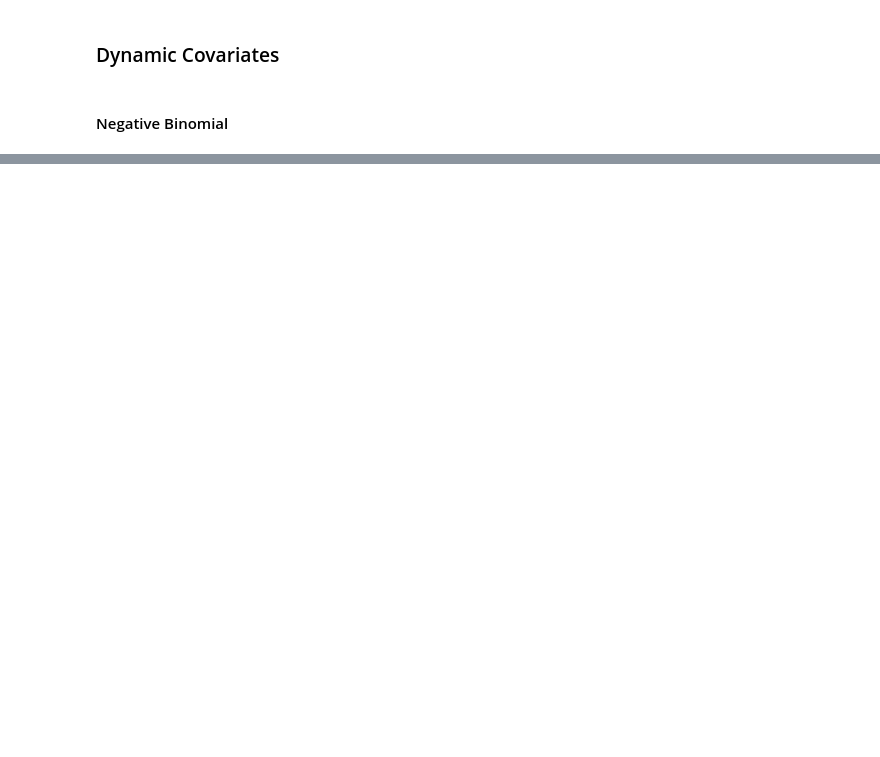
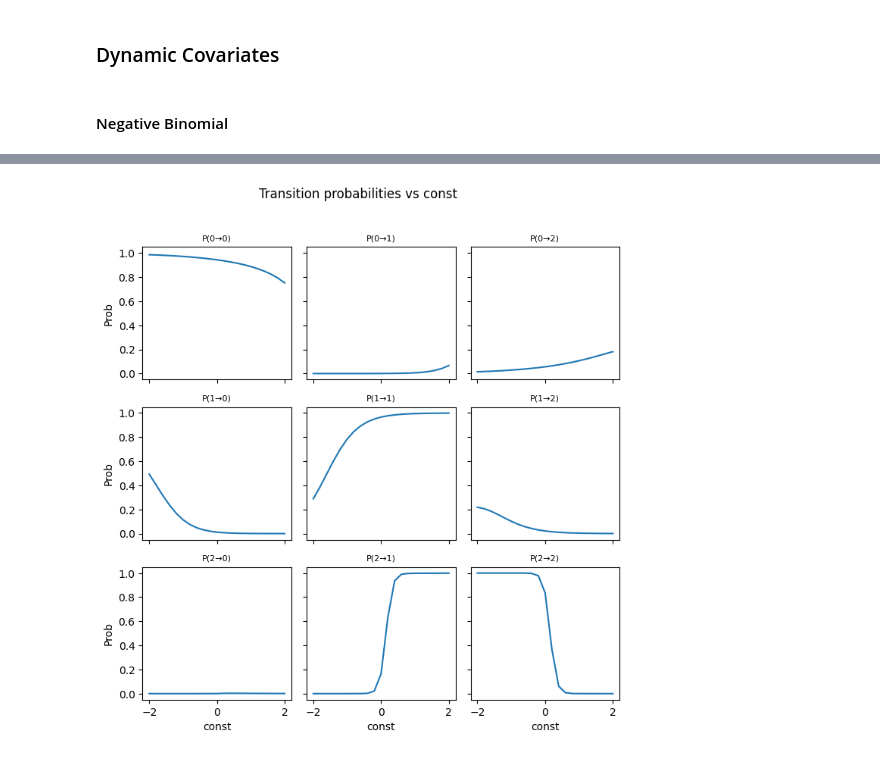
Before and after one commit to erikdeluca/Blood-Donors, a Jupyter notebook: Python/Pyro.ipynb, the cells around one changed output, grey strips where cells are left out. Saved outputs shown, nothing was run; the diff lists cells and outputs as text; code cells hidden in the pictures; blank space fills up the shorter version.

```diff
--- a/Python/Pyro.ipynb
+++ b/Python/Pyro.ipynb
@@ -1241,0 +1498,93 @@ for nome in covariate_names:
+# %%
+import numpy as np
+import matplotlib.pyplot as plt
+
+def plot_transition_grid(var_name, covariate_names,
+                         trans_b, trans_W, full_covariates,
+                         grid_vals=None):
+    """
+    Draws K×K small multiples of transition probabilities versus a covariate.
+
+    • If the covariate has ≤2 distinct values -> bar plot (one bar per value).
+    • Otherwise -> line plot on grid_vals (default linspace(-2, 2, 21)).
+    """
+    K   = trans_b.shape[0]
+    idx = covariate_names.index(var_name)
+
+    # ------------------------------------------------------------------
+    # Choose values at which to evaluate the covariate
+    # ------------------------------------------------------------------
+    if grid_vals is None:
+        unique_vals = np.unique(full_covariates[..., idx])
+
+        # Treat as categorical when two or fewer distinct values exist
+        if len(unique_vals) <= 2:
+            grid_vals = unique_vals.astype(float)
+            plot_mode = "bar"
+        else:
+            grid_vals = np.linspace(-2, 2, 21)
+            plot_mode = "line"
+    else:
+        plot_mode = "line"
+
+    # ------------------------------------------------------------------
+    # Build transition matrices for each value in grid_vals
+    # ------------------------------------------------------------------
+    covs_mean = full_covariates.mean(axis=(0, 1))      # Shape [C]
+    matrices  = []                                     # Will become (G, K, K)
+
+    for v in grid_vals:
+        x = covs_mean.copy()
+        x[idx] = v
+        P = []
+        for prev in range(K):
+            logits = trans_b[prev] + trans_W[prev] @ x
+            probs  = np.exp(logits) / np.exp(logits).sum()
+            P.append(probs)
+        matrices.append(np.vstack(P))
+
+    matrices = np.stack(matrices)  # Shape (G, K, K)
+
+    # ------------------------------------------------------------------
+    # Plotting
+    # ------------------------------------------------------------------
+    fig, axes = plt.subplots(K, K, figsize=(K*2.4, K*2.4),
+                             sharex=True, sharey=True)
+
+    for i in range(K):
+        for j in range(K):
+            ax = axes[i, j]
+            if plot_mode == "line":
+                ax.plot(grid_vals, matrices[:, i, j])
+            else:  # bar plot
+                bar_width = 0.6
+                ax.bar(grid_vals, matrices[:, i, j],
+                       width=bar_width, color=['#1f77b4', '#ff7f0e'])
+                ax.set_xticks(grid_vals)
+
+            ax.set_title(f"P({i}→{j})", fontsize=8)
+            if i == K - 1:
+                ax.set_xlabel(var_name)
+            if j == 0:
+                ax.set_ylabel("Prob")
+
+    plt.suptitle(f"Transition probabilities vs {var_name}", y=1.02)
+    plt.tight_layout()
+    plt.show()
+
+
+# ------------------------------------------------------------------
+# Call the function for every covariate in the CORRECT order
+# ------------------------------------------------------------------
+cov_names = [
+    "const",
+    "birth_year_norm",  # 0 continuous
+             "gender_code",      # 1 binary
+             "ages_norm",        # 2 continuous
+             "covid_years"]      # 3 binary
+
+for name in cov_names:
+    plot_transition_grid(name, cov_names,
+                         trans_b, trans_W, full_covariates)
+# %% [output]
+[figure, added]
```
Also changed, not shown: parts of 58 cells of this notebook, 1 other file.
